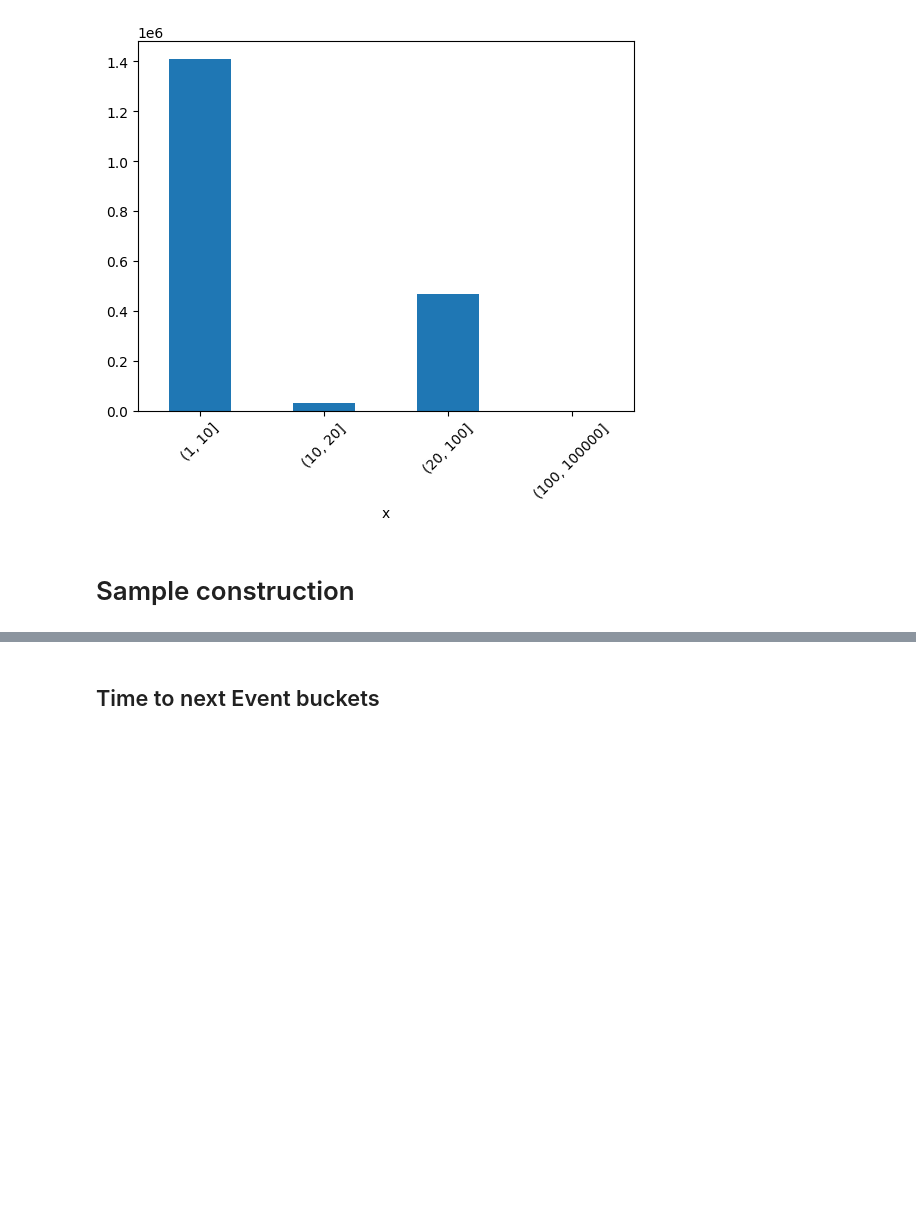
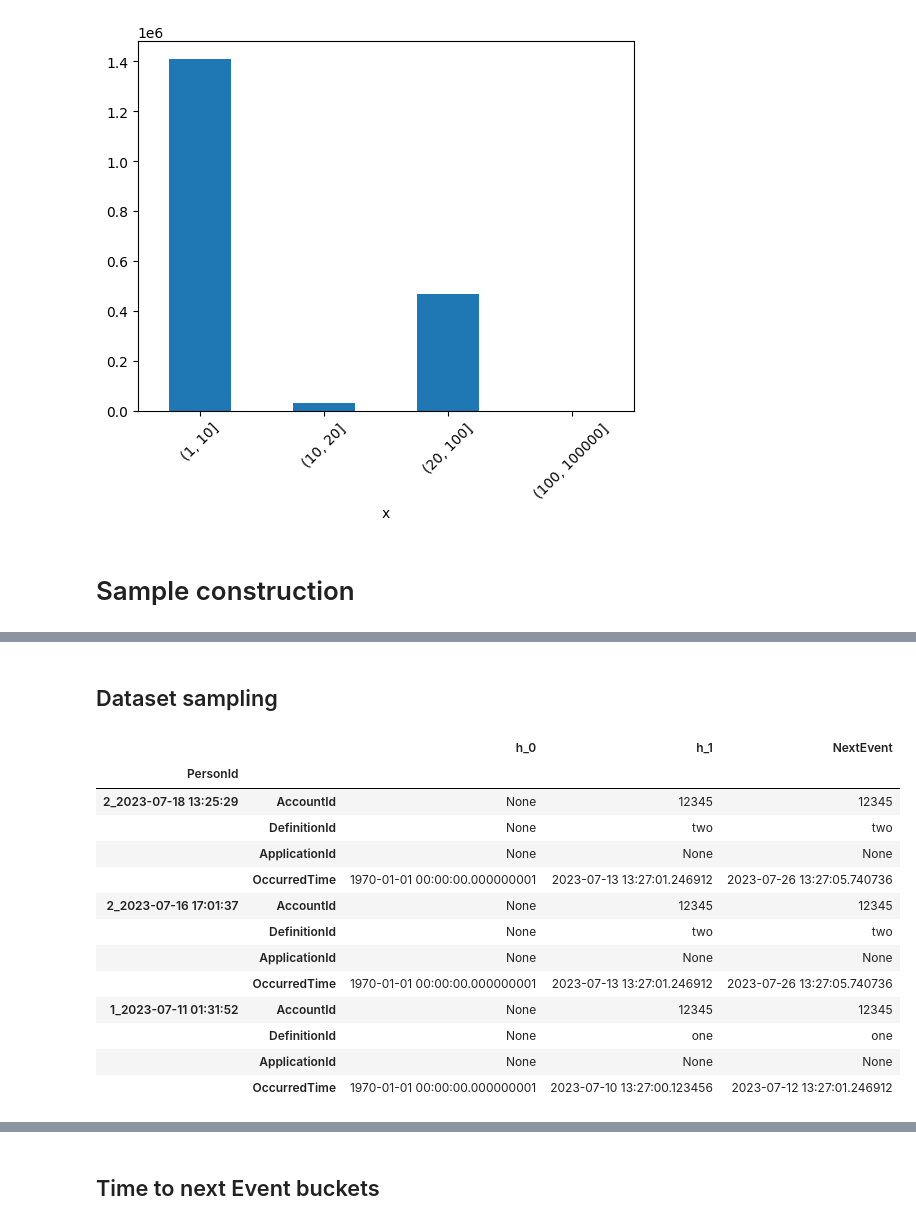
Before and after one commit to airtai/infobip-service, a Jupyter notebook: infobip_service/preprocessing.ipynb, the cells around one changed output, grey strips where cells are left out. Drawn from its saved outputs; the diff is of its cells as text; code cells hidden in the pictures; blank space fills up the shorter version.

```diff
--- a/infobip_service/preprocessing.ipynb
+++ b/infobip_service/preprocessing.ipynb
@@ -107,0 +243,12 @@ df.groupby(factor).apply(lambda x: x.count()).plot(kind='bar', rot=45, legend=0)
+# %% [markdown]
+## Dataset sampling
+# %%
+def random_date(start, end):
+    """
+    This function will return a random datetime between two datetime
+    objects.
+    """
+    delta = end - start
+    int_delta = (delta.days * 24 * 60 * 60) + delta.seconds
+    random_second = randrange(int_delta)
+    return start + timedelta(seconds=random_second)
@@ -107,0 +257,46 @@ df.groupby(factor).apply(lambda x: x.count()).plot(kind='bar', rot=45, legend=0)
+# %%
+def sample_user_histories(user_histories: pd.DataFrame, *, min_time: datetime, max_time: datetime, history_size: int) -> pd.DataFrame:
+    num_samples_to_go = len(user_histories) // history_size + 1
+
+    user_histories_sample = None
+
+    while num_samples_to_go > 0:
+        t0 = random_date(min_time, max_time)
+        filtered_index = user_histories[user_histories['OccurredTime'] < t0].index.unique()
+        if len(filtered_index) == 0:
+            continue
+
+        chosen_user_history = user_histories.loc[choice(filtered_index)]
+        next_event_timedelta = get_next_event(chosen_user_history, t0=t0)
+        reconstructed_history = create_user_histories(chosen_user_history, t0=t0, history_size=history_size)
+        reconstructed_history = pd.merge(reconstructed_history, next_event_timedelta, left_index=True, right_index=True)
+        reconstructed_history.index = reconstructed_history.index.map(lambda x: (f'{x[0]}_{t0}', x[1]))
+
+        if user_histories_sample is None:
+            user_histories_sample = reconstructed_history
+        else:
+            user_histories_sample = pd.concat([user_histories_sample, reconstructed_history])
+
+        num_samples_to_go -= 1
+
+    return user_histories_sample
+# %%
+# može se patchat random date ovdje za test
+
+user_histories_sample = sample_user_histories(user_histories, min_time=datetime(2023, 7, 9) , max_time=datetime(2023, 7, 20), history_size=2)
+user_histories_sample
+# %% [output]
+|  |  | h_0 | h_1 | NextEvent |
+| PersonId |  |  |  |  |
+| 2_2023-07-18 13:25:29 | AccountId | None | 12345 | 12345 |
+|  | DefinitionId | None | two | two |
+|  | ApplicationId | None | None | None |
+|  | OccurredTime | 1970-01-01 00:00:00.000000001 | 2023-07-13 13:27:01.246912 | 2023-07-26 13:27:05.740736 |
+| 2_2023-07-16 17:01:37 | AccountId | None | 12345 | 12345 |
+|  | DefinitionId | None | two | two |
+|  | ApplicationId | None | None | None |
+|  | OccurredTime | 1970-01-01 00:00:00.000000001 | 2023-07-13 13:27:01.246912 | 2023-07-26 13:27:05.740736 |
+| 1_2023-07-11 01:31:52 | AccountId | None | 12345 | 12345 |
+|  | DefinitionId | None | one | one |
+|  | ApplicationId | None | None | None |
+|  | OccurredTime | 1970-01-01 00:00:00.000000001 | 2023-07-10 13:27:00.123456 | 2023-07-12 13:27:01.246912 |
```
Also changed, not shown: parts of 31 cells of this notebook, 1 other file.
